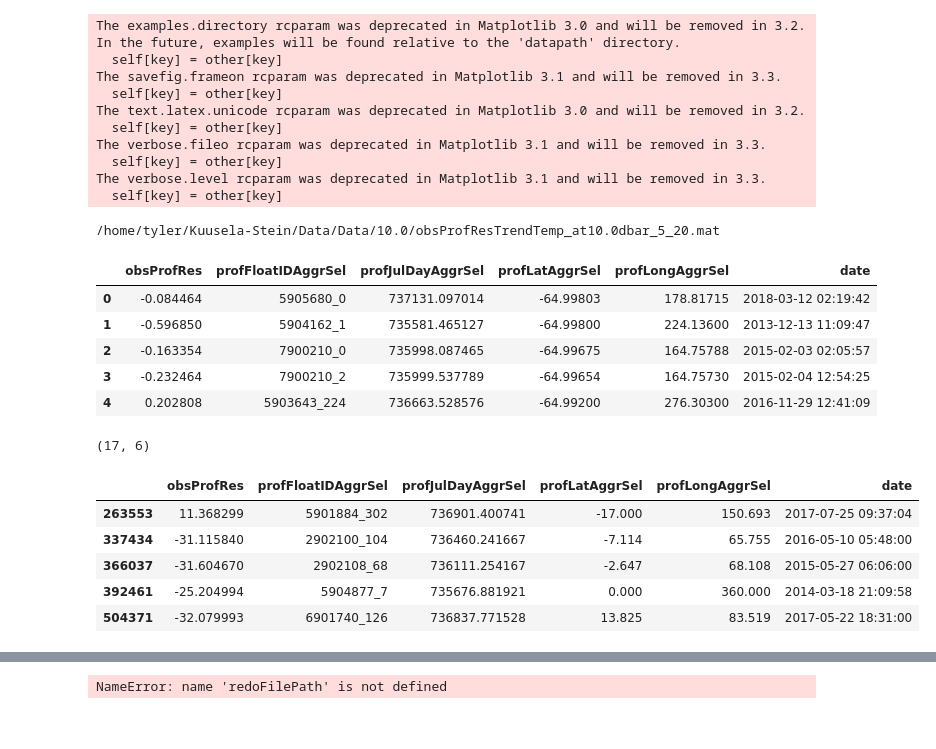
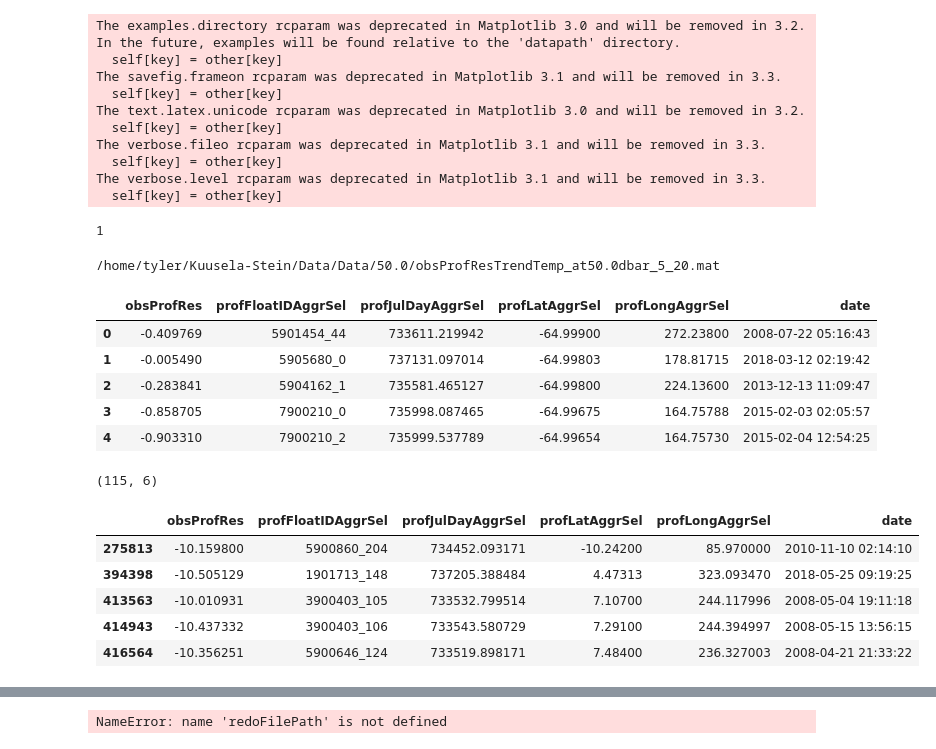
Before and after one commit to tylertucker202/argo-database, a Jupyter notebook: gridding/find-and-filter-outliers.ipynb, the cells around one changed output, grey strips where cells are left out. Saved outputs shown, nothing was run; the diff lists cells and outputs as text; code cells hidden in the pictures.

```diff
--- a/gridding/find-and-filter-outliers.ipynb
+++ b/gridding/find-and-filter-outliers.ipynb
@@ -34,8 +34,12 @@ The verbose.fileo rcparam was deprecated in Matplotlib 3.1 and will be removed i
 The verbose.level rcparam was deprecated in Matplotlib 3.1 and will be removed in 3.3.
   self[key] = other[key]
 # %%
-files = glob('/home/tyler/Kuusela-Stein/Data/Data/**/obsProfResTrendTemp_at10.0*20.mat')
+pLevel = 50
+files = glob('/home/tyler/Kuusela-Stein/Data/Data/**/obsProfResTrendTemp_at{}*.mat'.format(pLevel))
+print(len(files))
 dfkeys =  ['obsProfRes', 'profFloatIDAggrSel', 'profJulDayAggrSel', 'profLatAggrSel', 'profLongAggrSel']
+# %% [output]
+1
 # %%
 def load_mat_file(file):
     mat = loadmat(file)
@@ -48,37 +52,39 @@ def load_mat_file(file):
     dates = [pd.to_datetime(x[0]) for x in mat['strDate'].flatten()]
     df = pd.DataFrame.from_dict(m)
     df['date'] = dates
+    df['profFloatIDAggrSel'] = df['profFloatIDAggrSel'].apply(lambda x: x.replace(' ', ''))
     return df
 
 for file in files:
     print(file)
     matDf = load_mat_file(file)
 # %% [output]
-/home/tyler/Kuusela-Stein/Data/Data/10.0/obsProfResTrendTemp_at10.0dbar_5_20.mat
+/home/tyler/Kuusela-Stein/Data/Data/50.0/obsProfResTrendTemp_at50.0dbar_5_20.mat
 # %%
 matDf.head()
 # %% [output]
 |  | obsProfRes | profFloatIDAggrSel | profJulDayAggrSel | profLatAggrSel | profLongAggrSel | date |
-| 0 | -0.084464 | 5905680_0 | 737131.097014 | -64.99803 | 178.81715 | 2018-03-12 02:19:42 |
-| 1 | -0.596850 | 5904162_1 | 735581.465127 | -64.99800 | 224.13600 | 2013-12-13 11:09:47 |
-| 2 | -0.163354 | 7900210_0 | 735998.087465 | -64.99675 | 164.75788 | 2015-02-03 02:05:57 |
-| 3 | -0.232464 | 7900210_2 | 735999.537789 | -64.99654 | 164.75730 | 2015-02-04 12:54:25 |
-| 4 | 0.202808 | 5903643_224 | 736663.528576 | -64.99200 | 276.30300 | 2016-11-29 12:41:09 |
+| 0 | -0.409769 | 5901454_44 | 733611.219942 | -64.99900 | 272.23800 | 2008-07-22 05:16:43 |
+| 1 | -0.005490 | 5905680_0 | 737131.097014 | -64.99803 | 178.81715 | 2018-03-12 02:19:42 |
+| 2 | -0.283841 | 5904162_1 | 735581.465127 | -64.99800 | 224.13600 | 2013-12-13 11:09:47 |
+| 3 | -0.858705 | 7900210_0 | 735998.087465 | -64.99675 | 164.75788 | 2015-02-03 02:05:57 |
+| 4 | -0.903310 | 7900210_2 | 735999.537789 | -64.99654 | 164.75730 | 2015-02-04 12:54:25 |
 # %%
 # find highest residuals
-suspectDf = matDf[abs(matDf['obsProfRes']) > 10]
+residualThreshold = 10
+suspectDf = matDf[abs(matDf['obsProfRes']) > residualThreshold]
 suspectProfs = suspectDf['profFloatIDAggrSel'].tolist()
 suspectProfs =  [x.replace(' ', '') for x in suspectDf]
 print(suspectDf.shape)
 suspectDf.head()
 # %% [output]
-(17, 6)
+(115, 6)
 |  | obsProfRes | profFloatIDAggrSel | profJulDayAggrSel | profLatAggrSel | profLongAggrSel | date |
-| 263553 | 11.368299 | 5901884_302 | 736901.400741 | -17.000 | 150.693 | 2017-07-25 09:37:04 |
-| 337434 | -31.115840 | 2902100_104 | 736460.241667 | -7.114 | 65.755 | 2016-05-10 05:48:00 |
-| 366037 | -31.604670 | 2902108_68 | 736111.254167 | -2.647 | 68.108 | 2015-05-27 06:06:00 |
-| 392461 | -25.204994 | 5904877_7 | 735676.881921 | 0.000 | 360.000 | 2014-03-18 21:09:58 |
-| 504371 | -32.079993 | 6901740_126 | 736837.771528 | 13.825 | 83.519 | 2017-05-22 18:31:00 |
+| 275813 | -10.159800 | 5900860_204 | 734452.093171 | -10.24200 | 85.970000 | 2010-11-10 02:14:10 |
+| 394398 | -10.505129 | 1901713_148 | 737205.388484 | 4.47313 | 323.093470 | 2018-05-25 09:19:25 |
+| 413563 | -10.010931 | 3900403_105 | 733532.799514 | 7.10700 | 244.117996 | 2008-05-04 19:11:18 |
+| 414943 | -10.437332 | 3900403_106 | 733543.580729 | 7.29100 | 244.394997 | 2008-05-15 13:56:15 |
+| 416564 | -10.356251 | 5900646_124 | 733519.898171 | 7.48400 | 236.327003 | 2008-04-21 21:33:22 |
 # %%
 def detect_outlier(res, threshold):
     outliers=[]
```
Also changed, not shown: parts of 20 cells of this notebook, 7 other files.
